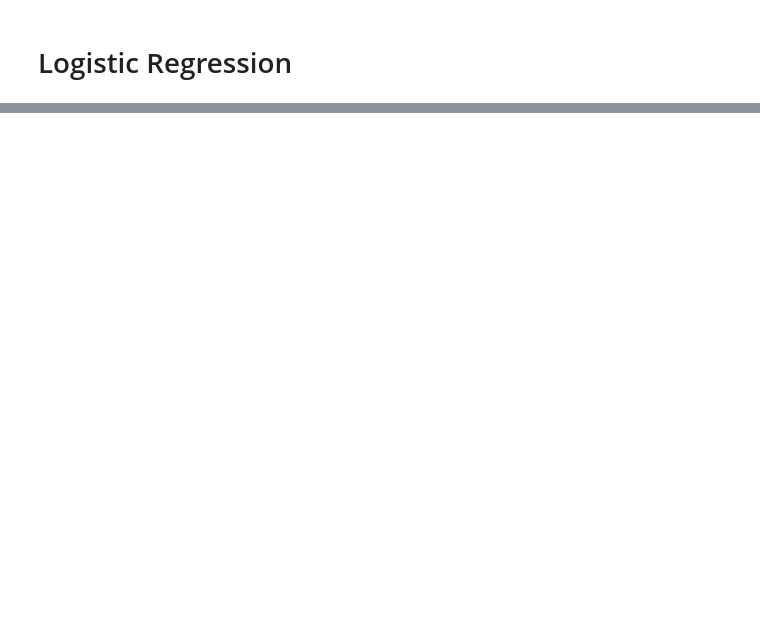
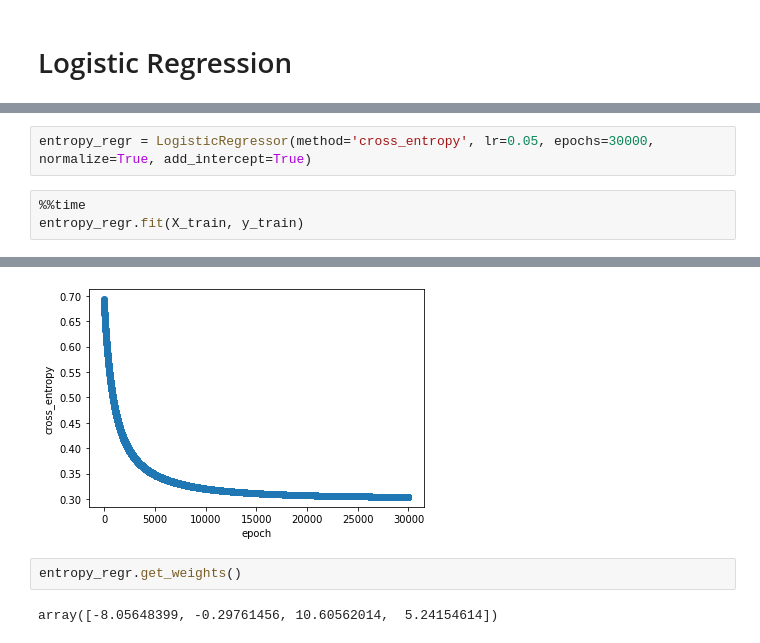
Before and after one commit to orsdanilo/ml_from_scratch, a Jupyter notebook: logistic-regression/logistic_regression.ipynb, the cells around one changed output, grey strips where cells are left out. Cells and saved outputs as stored; diff of their text form; blank space fills up the shorter version.

```diff
--- a/logistic-regression/logistic_regression.ipynb
+++ b/logistic-regression/logistic_regression.ipynb
@@ -168,0 +74,6 @@ array([[0],
+# %%
+entropy_regr = LogisticRegressor(method='cross_entropy', lr=0.05, epochs=30000, normalize=True, add_intercept=True)
+# %%
+%%time
+entropy_regr.fit(X_train, y_train)
+# %% [output]
@@ -168,0 +82,5 @@ array([[0],
+[figure, added]
+# %%
+entropy_regr.get_weights()
+# %% [output]
+array([-8.05648399, -0.29761456, 10.60562014,  5.24154614])
```
Also changed, not shown: parts of 32 cells of this notebook, 5 other files.
